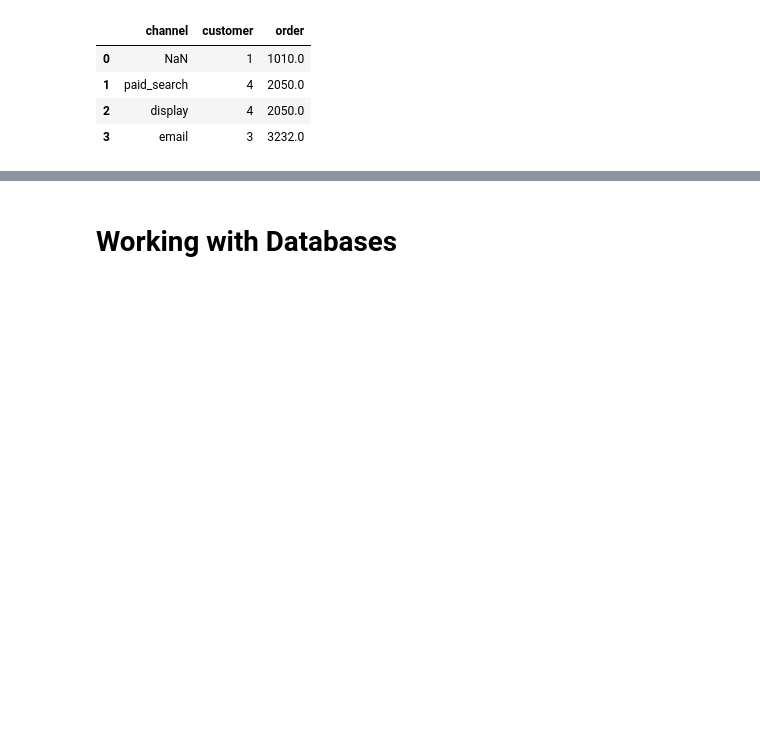
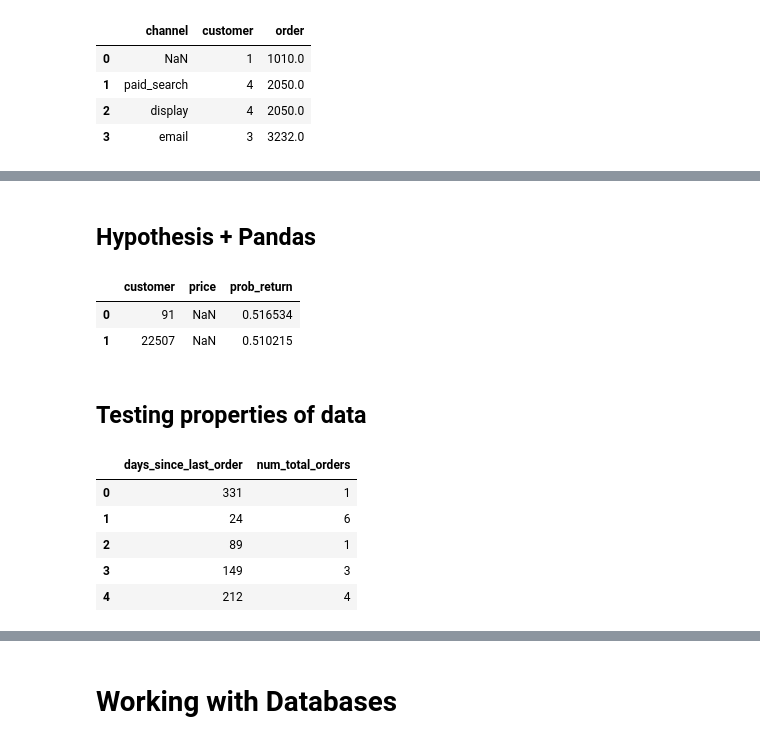
Before and after one commit to jesford/testing-in-data-science, a Jupyter notebook: intro-to-testing-no-demo.ipynb, the cells around one changed output, grey strips where cells are left out. Drawn from its saved outputs; the diff is of its cells as text; code cells hidden in the pictures; blank space fills up the shorter version.

```diff
--- a/intro-to-testing-no-demo.ipynb
+++ b/intro-to-testing-no-demo.ipynb
@@ -563,0 +646,28 @@ data_frames?
+# %% [markdown]
+## Hypothesis + Pandas
+# %%
+from hypothesis.extra.pandas import data_frames, column
+
+data_frames([column('customer', elements=st.integers(min_value=0), dtype=int, unique=True),
+             column('price', dtype='float'),
+             column('prob_return', elements=st.floats(min_value=0, max_value=1))
+            ]).example()
+# %% [output]
+|  | customer | price | prob_return |
+| 0 | 91 | NaN | 0.516534 |
+| 1 | 22507 | NaN | 0.510215 |
+# %% [markdown]
+## Testing properties of data
+# %%
+df_customers = pd.DataFrame(
+    {'days_since_last_order': np.random.randint(low=0, high=365, size=1000),
+     'num_total_orders': np.random.geometric(0.5, size=1000)})
+
+df_customers.head()
+# %% [output]
+|  | days_since_last_order | num_total_orders |
+| 0 | 331 | 1 |
+| 1 | 24 | 6 |
+| 2 | 89 | 1 |
+| 3 | 149 | 3 |
+| 4 | 212 | 4 |
```
Also changed, not shown: parts of 32 cells of this notebook, 11 other files.
